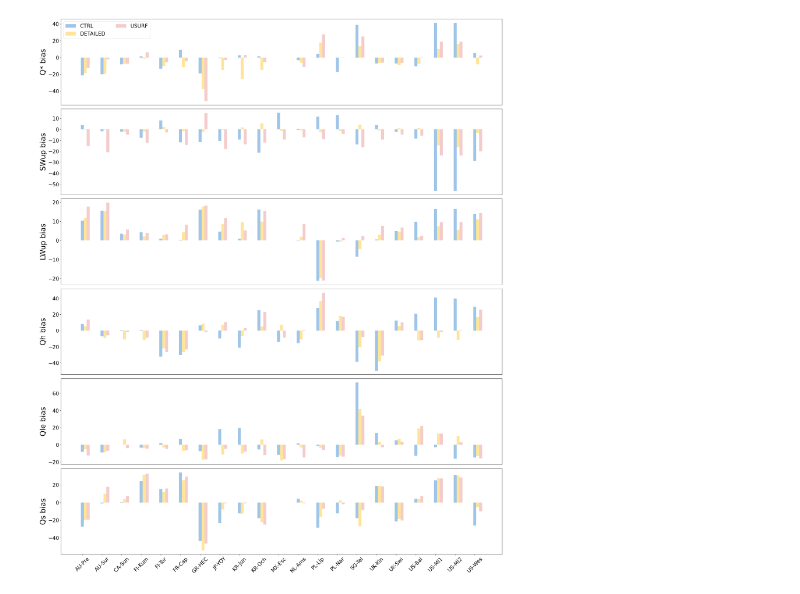
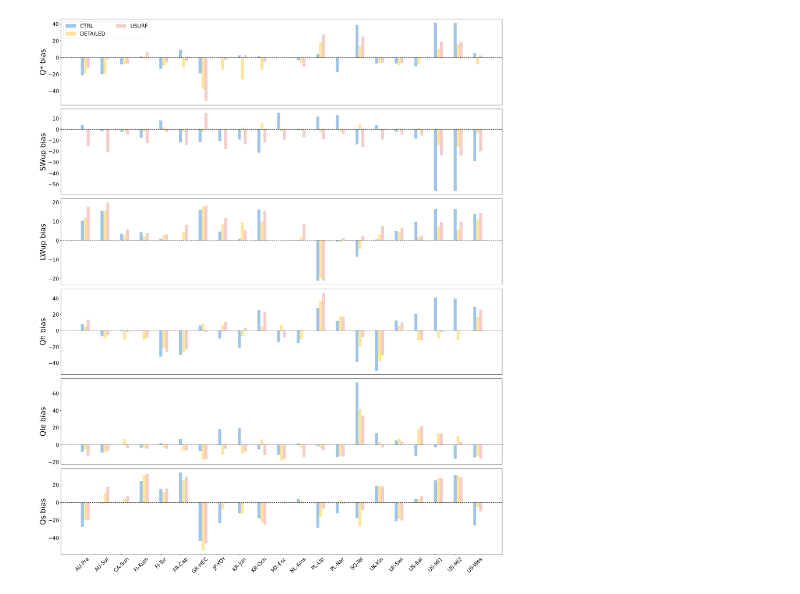
Before and after one commit to yifanc17/Urban_resolving_CESM, a Jupyter notebook: 03_supplements/FigureS12_PLUMBER_bias_by_sites.ipynb, the cells around one changed output. Drawn from its saved outputs; the diff is of its cells as text; code cells hidden in the pictures.

```diff
--- a/03_supplements/FigureS12_PLUMBER_bias_by_sites.ipynb
+++ b/03_supplements/FigureS12_PLUMBER_bias_by_sites.ipynb
@@ -28,12 +28,20 @@ sites_sn = [
     "US-Mi2",
     "US-Wes",
 ]
+# %%
+var_longname_dict={"Q*":'Net radiation',
+                   "SWup":'Upward shortwave',
+                   "LWup":'Upward longwave',
+                   "Qh":'Sensible heat',
+                   "Qle":'Latent heat',
+                   "Qs":'Residual flux'}
 # %%
 rad_vars = ["Q*", "SWup", "LWup", "Qh", "Qle", "Qs"]
 fig,ax = plt.subplots(6,1,figsize=(25,30))
 bar_width = 0.15
 for i in range(6):
     var = rad_vars[i]
+    var_longname = var_longname_dict[var]
     var_avgs = pd.read_csv(
         f"/glade/work/yifanc17/02_data/03_urban_plumber/YC_{var}_avgs_c250325.csv"
     )
@@ -49,31 +57,32 @@ for i in range(6):
     detailed_bias = var_bias["detailed"].tolist()
     test_bias = var_bias["test"].tolist()
     ax[i].bar(
         np.arange(len(sites_sn)), ctrl_bias, width=bar_width, label="CTRL", color="#9fc5e8"
     )
     ax[i].bar(
         np.arange(len(sites_sn)) + bar_width,
         detailed_bias,
         width=bar_width,
         label="DETAILED",
         color="#ffe599",
     )
     ax[i].bar(
         np.arange(len(sites_sn)) + 2 * bar_width,
         test_bias,
         width=bar_width,
         label="USURF",
         color="#f4cccc",
     )
+    ax[i].axhline(y=0, color='k', linewidth=1.5, linestyle='--')
 
     ax[i].tick_params(axis="y", which="major", labelsize=20)
     ax[i].set_ylabel(var + " bias", fontsize=28)
     ax[i].set_xticks([])
 ax[-1].set_xticks(np.arange(len(sites_sn)))
 ax[-1].set_xticklabels(sites_sn, rotation=45, fontsize=20)
 
 ax[0].legend(loc="upper left", ncol=2, bbox_to_anchor=(0, 1), prop={"size": 20})
 
 fig.tight_layout()
 # %% [output]
-[figure, old version]
+[figure, new version]
```
Also changed, not shown: parts of 1 cell of this notebook, 4 other files.
